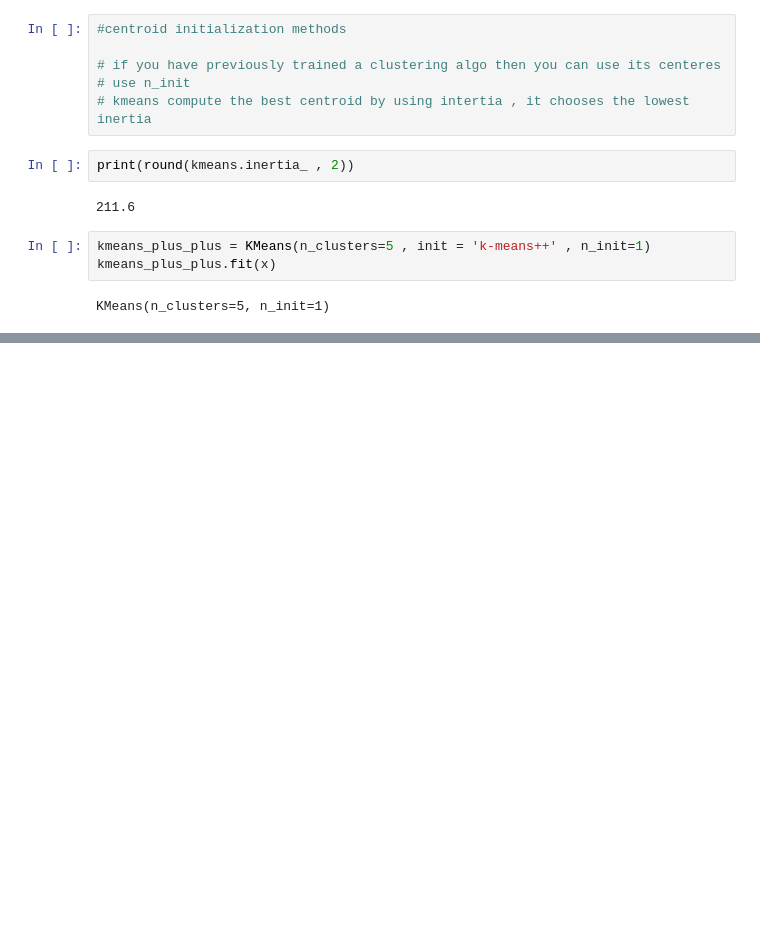
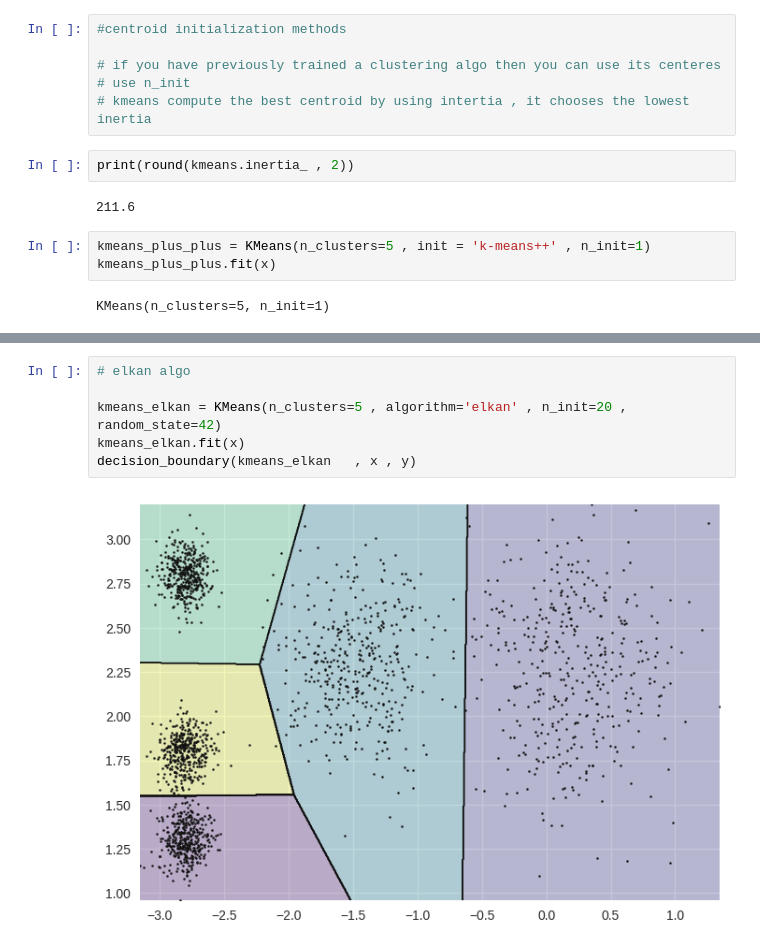
Before and after one commit to LazySeagull/Machine_Learning_Practice, a Jupyter notebook: classical_ml/unsupervised_learning/unsupervised.ipynb, the cells around one changed output, grey strips where cells are left out. Saved outputs shown, nothing was run; the diff lists cells and outputs as text; blank space fills up the shorter version.

```diff
--- a/classical_ml/unsupervised_learning/unsupervised.ipynb
+++ b/classical_ml/unsupervised_learning/unsupervised.ipynb
@@ -154,0 +161,8 @@ decision_boundary(kmeans_plus_plus , x , y)
+# %%
+# elkan algo
+
+kmeans_elkan = KMeans(n_clusters=5 , algorithm='elkan' , n_init=20 , random_state=42)
+kmeans_elkan.fit(x)
+decision_boundary(kmeans_elkan   , x , y)
+# %% [output]
+[figure, added]
```
Also changed, not shown: parts of 22 cells of this notebook, 1 other file.
